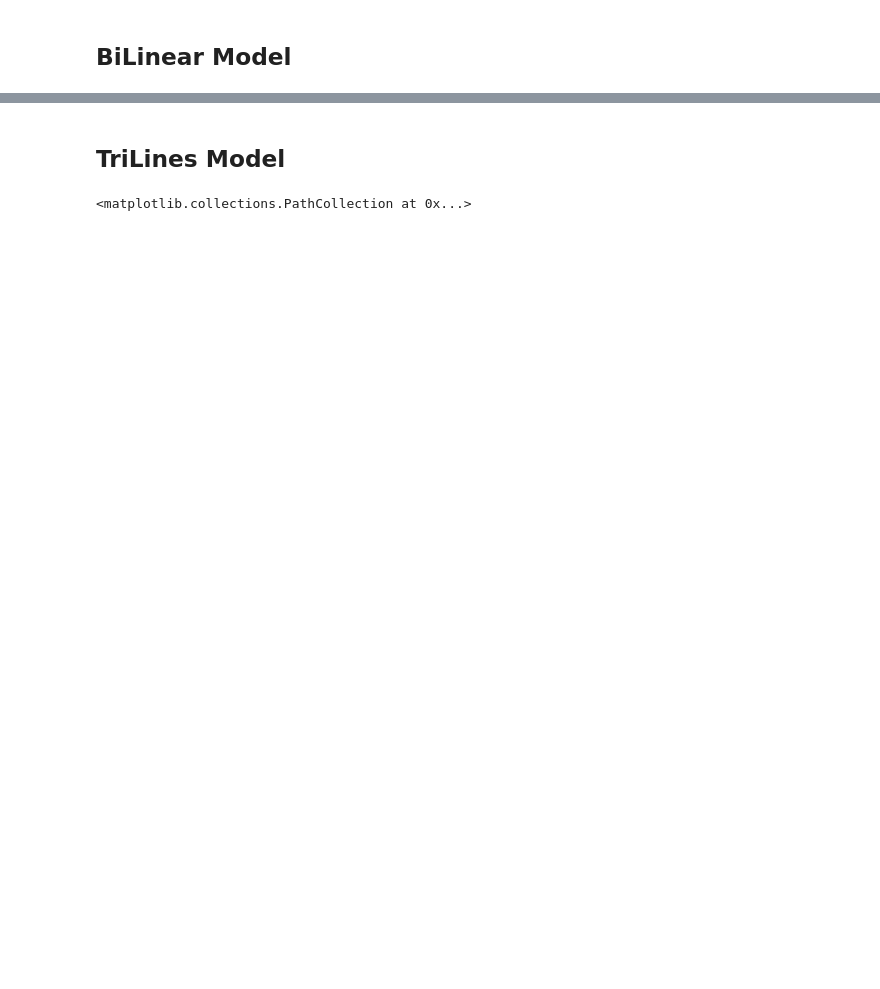
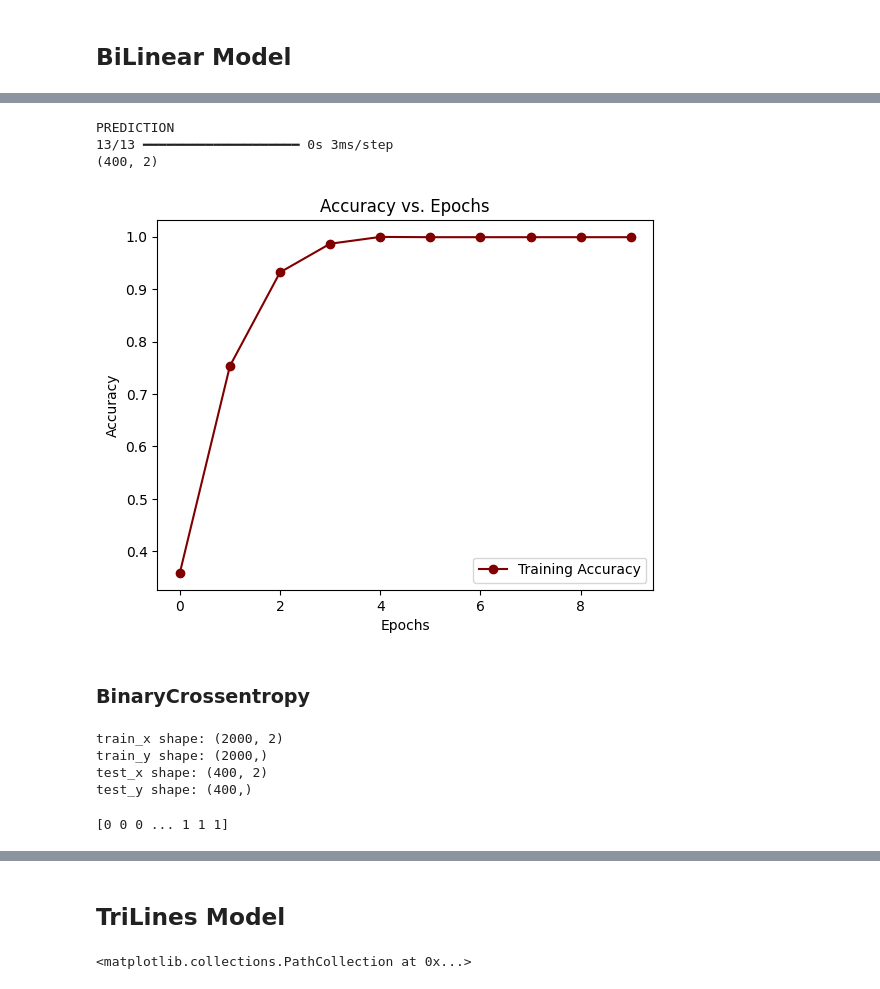
Before and after one commit to ariahosseini/DeepML, a Jupyter notebook: 003_TensorFlow_Proj_Three_FFNN_PolynomialCurves.ipynb, the cells around one changed output, grey strips where cells are left out. Cells and saved outputs as stored; diff of their text form; code cells hidden in the pictures; blank space fills up the shorter version.

```diff
--- a/003_TensorFlow_Proj_Three_FFNN_PolynomialCurves.ipynb
+++ b/003_TensorFlow_Proj_Three_FFNN_PolynomialCurves.ipynb
@@ -151,0 +181,21 @@ EVALUATION
+# %%
+# prediction
+print("PREDICTION")
+pred = model.predict(test_x)
+print(pred.shape)
+# %% [output]
+PREDICTION
+13/13 ━━━━━━━━━━━━━━━━━━━━ 0s 3ms/step
+(400, 2)
+# %%
+plt.figure()
+plt.plot(hist.history['accuracy'], '-o', color='maroon', label='Training Accuracy')
+plt.xlabel('Epochs')
+plt.ylabel('Accuracy')
+plt.title('Accuracy vs. Epochs')
+plt.legend()
+plt.show()
+# %% [output]
+[figure, added]
+# %% [markdown]
+### BinaryCrossentropy
@@ -151,0 +207,14 @@ EVALUATION
+# %%
+print(f"train_x shape: {train_x.shape}")
+print(f"train_y shape: {train_y.shape}")
+print(f"test_x shape: {test_x.shape}")
+print(f"test_y shape: {test_y.shape}")
+# %% [output]
+train_x shape: (2000, 2)
+train_y shape: (2000,)
+test_x shape: (400, 2)
+test_y shape: (400,)
+# %%
+print(train_y)
+# %% [output]
+[0 0 0 ... 1 1 1]
```
Also changed, not shown: parts of 53 cells of this notebook.
